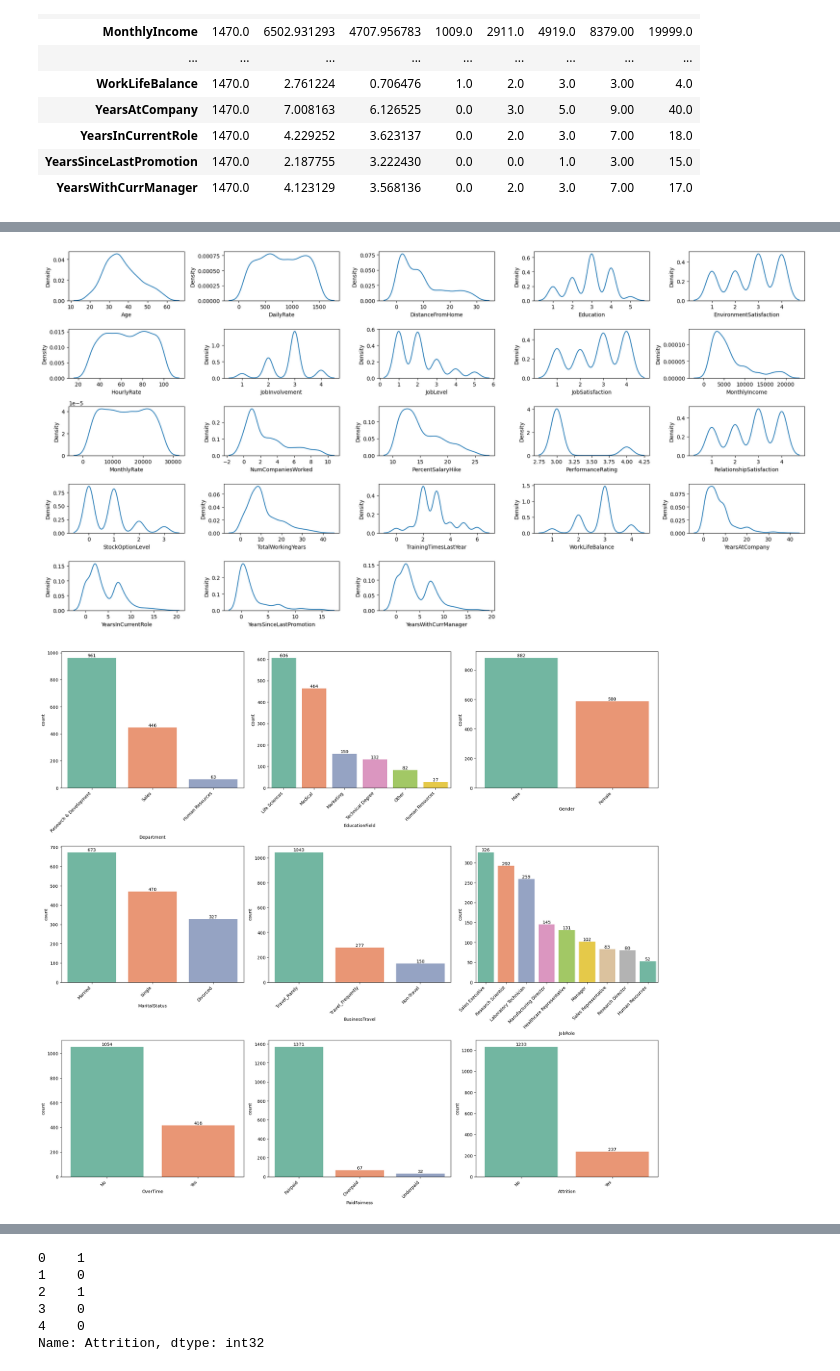
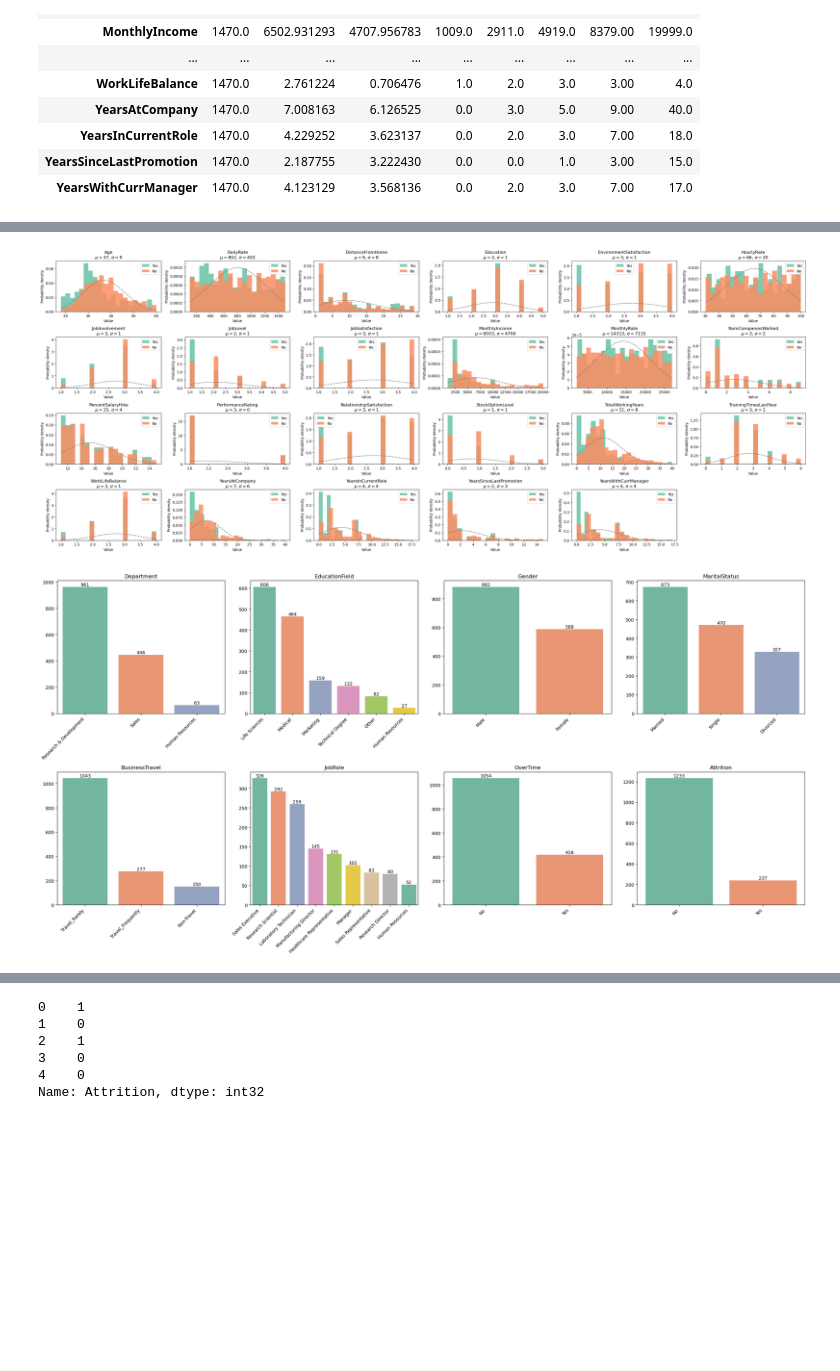
Before and after one commit to hilmanman92/DS-Collabs, a Jupyter notebook: HR Analytics Dashboard/predict employee attrition.ipynb, the cells around one changed output, grey strips where cells are left out. Drawn from its saved outputs; the diff is of its cells as text; code cells hidden in the pictures; blank space fills up the shorter version.

```diff
--- a/HR Analytics Dashboard/predict employee attrition.ipynb
+++ b/HR Analytics Dashboard/predict employee attrition.ipynb
@@ -14,5 +13 @@ emp_bi = pd.read_csv('bi-employee attrition.csv', sep=';')
 emp = pd.read_csv("employee attrition.csv")
-# %%
-# concat dataset from previously decoding in sql server
-emp = pd.concat([emp, emp_bi['PaidFairness']], axis=1)
-emp.head()
@@ -56,7 +54,7 @@ emp = emp[['Department', 'EducationField', 'Age', 'Gender', 'MaritalStatus',
            'RelationshipSatisfaction', 'StockOptionLevel',
            'TotalWorkingYears', 'TrainingTimesLastYear', 'WorkLifeBalance',
            'YearsAtCompany', 'YearsInCurrentRole', 'YearsSinceLastPromotion',
-           'YearsWithCurrManager', 'PaidFairness', 'Attrition']]
+           'YearsWithCurrManager', 'Attrition']]
 emp.head()
 # %% [output]
 |  | Department | EducationField | Age | Gender | MaritalStatus | BusinessTravel | DailyRate | ... |
@@ -141,12 +117 @@ emp[object_cols].describe().T
 | Attrition | 1470 | 2 | No | 1233 |
-# %%
-# distribution on numerical cols using kde plots
-plt.figure(figsize=(20, 10))
-for i in range(0, len(numeric_cols)):
-    plt.subplot(5, 5, i + 1)
-    sns.kdeplot(emp[numeric_cols[i]])
-    plt.tight_layout()
-
-plt.show()
-# %% [output]
-[figure, removed]
@@ -153,20 +163,27 @@ plt.show()
+# %%
+function_dist(emp, numeric_cols, hue='Attrition', num_bins=20)
+# %% [output]
+[figure, added]
 # %%
 # barplot/countplot on obj cols
-plt.figure(figsize=(20, 18))
+plt.figure(figsize=(24, 12))
 for i in range(0, len(object_cols)):
 
     order = emp[object_cols[i]].value_counts().index
-    plt.subplot(3, 3, i + 1)
+    plt.subplot(2, 4, i + 1)
     ax = sns.countplot(x=emp[object_cols[i]],
                        order=order, palette=sns.color_palette('Set2'))
+    ax.set_title(f'{object_cols[i]}')
+    ax.set_xlabel("")
+    ax.set_ylabel("")
 
     for p in ax.patches:
         ax.annotate(f'{p.get_height():.0f}', (p.get_x() + p.get_width() / 2., p.get_height()),
                     ha='center', va='center', xytext=(0, 5), textcoords='offset points')
 
     plt.xticks(rotation=45, ha='right')
 
 plt.tight_layout()
 plt.show()
 # %% [output]
-[figure, old version]
+[figure, new version]
```
Also changed, not shown: parts of 53 cells of this notebook, 10 other files.
